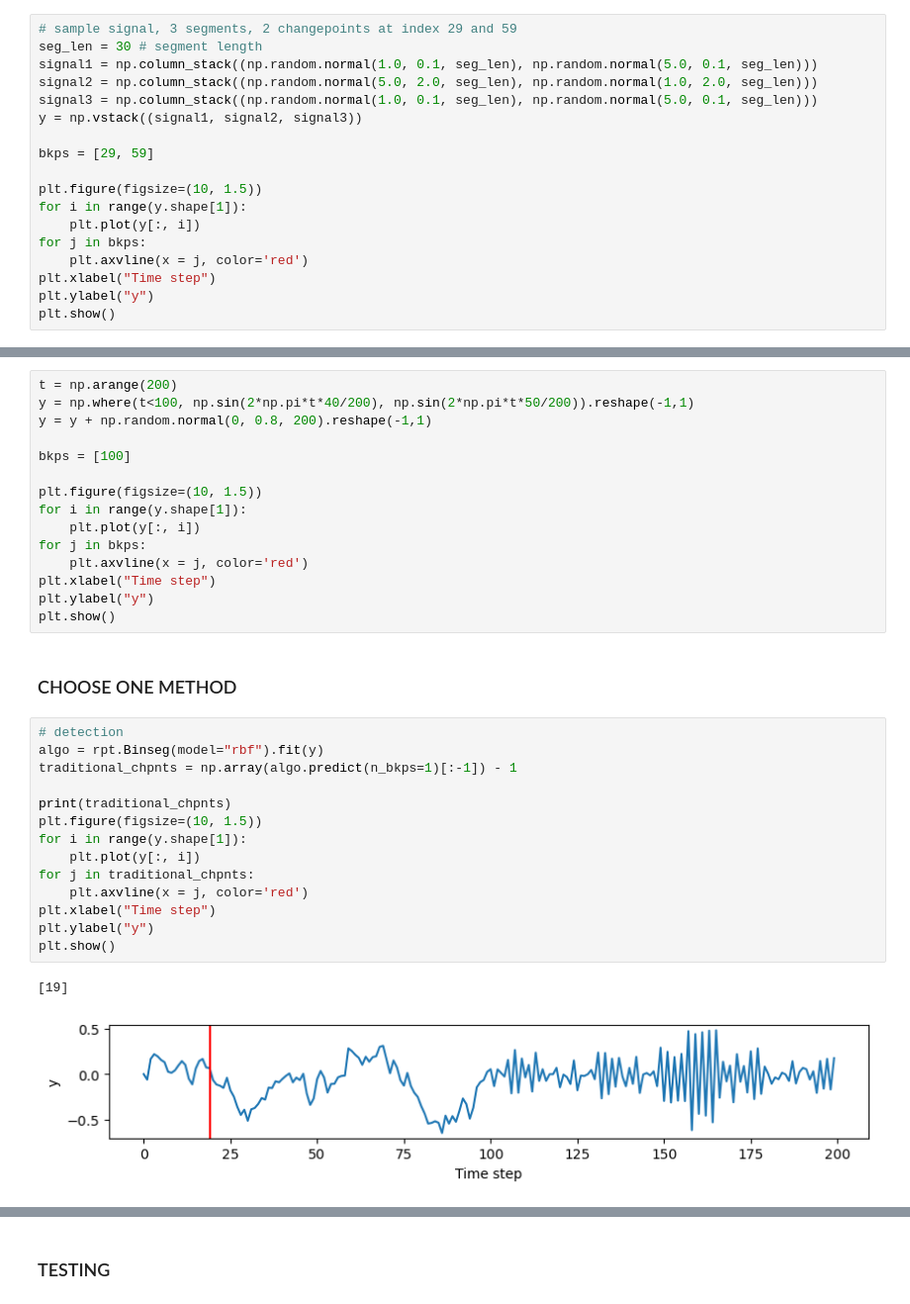
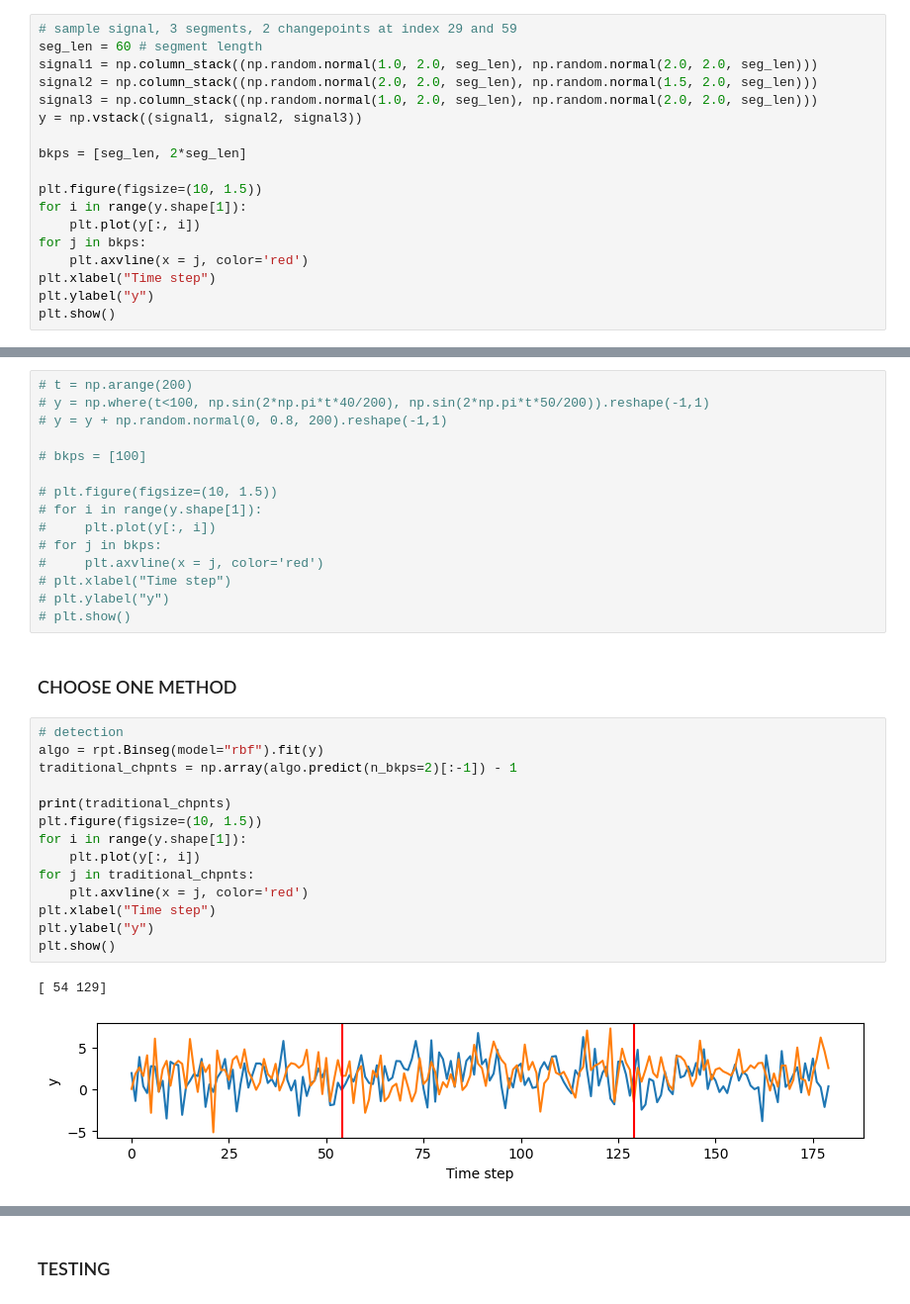
Before and after one commit to lamtung16/spectral-attention-kernel-cpd, a Jupyter notebook: compare_vs_traditional_kernel.ipynb, the cells around one changed output, grey strips where cells are left out. Shown at 99% size. Saved outputs shown, nothing was run; the diff lists cells and outputs as text.

```diff
--- a/compare_vs_traditional_kernel.ipynb
+++ b/compare_vs_traditional_kernel.ipynb
@@ -9,13 +9,13 @@ np.random.seed(123)
 ### GROUND TRUTH (Choose one)
 # %%
 # sample signal, 3 segments, 2 changepoints at index 29 and 59
-seg_len = 30 # segment length
-signal1 = np.column_stack((np.random.normal(1.0, 0.1, seg_len), np.random.normal(5.0, 0.1, seg_len)))
-signal2 = np.column_stack((np.random.normal(5.0, 2.0, seg_len), np.random.normal(1.0, 2.0, seg_len)))
-signal3 = np.column_stack((np.random.normal(1.0, 0.1, seg_len), np.random.normal(5.0, 0.1, seg_len)))
+seg_len = 60 # segment length
+signal1 = np.column_stack((np.random.normal(1.0, 2.0, seg_len), np.random.normal(2.0, 2.0, seg_len)))
+signal2 = np.column_stack((np.random.normal(2.0, 2.0, seg_len), np.random.normal(1.5, 2.0, seg_len)))
+signal3 = np.column_stack((np.random.normal(1.0, 2.0, seg_len), np.random.normal(2.0, 2.0, seg_len)))
 y = np.vstack((signal1, signal2, signal3))
 
-bkps = [29, 59]
+bkps = [seg_len, 2*seg_len]
 
 plt.figure(figsize=(10, 1.5))
 for i in range(y.shape[1]):
@@ -56,36 +57,36 @@ plt.show()
 # %%
-t = np.arange(200)
-y = np.where(t<100, np.sin(2*np.pi*t*40/200), np.sin(2*np.pi*t*50/200)).reshape(-1,1)
-y = y + np.random.normal(0, 0.8, 200).reshape(-1,1)
+# t = np.arange(200)
+# y = np.where(t<100, np.sin(2*np.pi*t*40/200), np.sin(2*np.pi*t*50/200)).reshape(-1,1)
+# y = y + np.random.normal(0, 0.8, 200).reshape(-1,1)
 
-bkps = [100]
+# bkps = [100]
 
-plt.figure(figsize=(10, 1.5))
-for i in range(y.shape[1]):
-    plt.plot(y[:, i])
-for j in bkps:
-    plt.axvline(x = j, color='red')
-plt.xlabel("Time step")
-plt.ylabel("y")
-plt.show()
+# plt.figure(figsize=(10, 1.5))
+# for i in range(y.shape[1]):
+#     plt.plot(y[:, i])
+# for j in bkps:
+#     plt.axvline(x = j, color='red')
+# plt.xlabel("Time step")
+# plt.ylabel("y")
+# plt.show()
 # %% [markdown]
 ### CHOOSE ONE METHOD
 # %%
 # detection
 algo = rpt.Binseg(model="rbf").fit(y)
-traditional_chpnts = np.array(algo.predict(n_bkps=1)[:-1]) - 1
+traditional_chpnts = np.array(algo.predict(n_bkps=2)[:-1]) - 1
 
 print(traditional_chpnts)
 plt.figure(figsize=(10, 1.5))
 for i in range(y.shape[1]):
     plt.plot(y[:, i])
 for j in traditional_chpnts:
     plt.axvline(x = j, color='red')
 plt.xlabel("Time step")
 plt.ylabel("y")
 plt.show()
 # %% [output]
-[19]
+[ 54 129]
-[figure, old version]
+[figure, new version]
 # %%
 proposed_chpnts = binseg(sequence = y,
```
Also changed, not shown: parts of 7 cells of this notebook, 18 other files.
